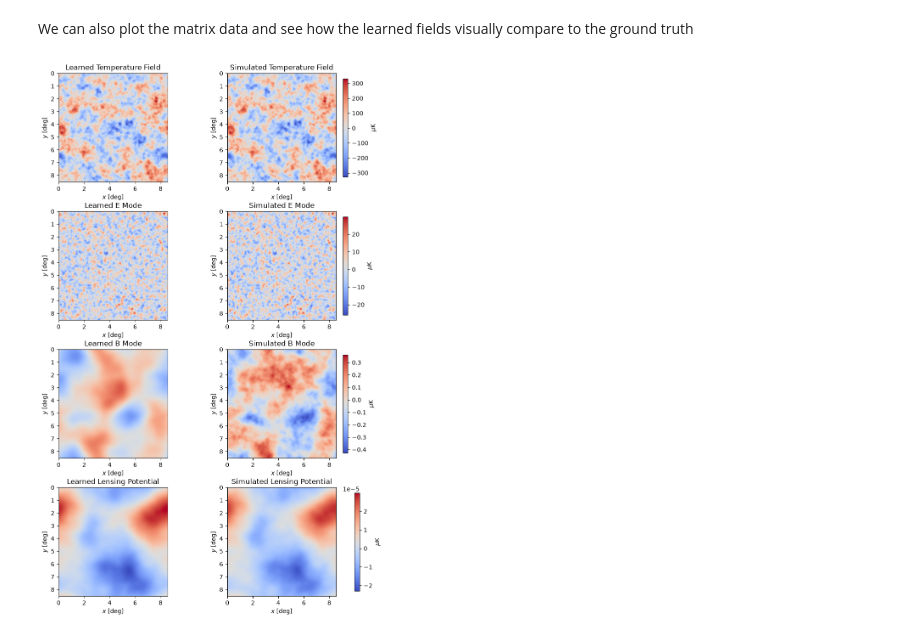
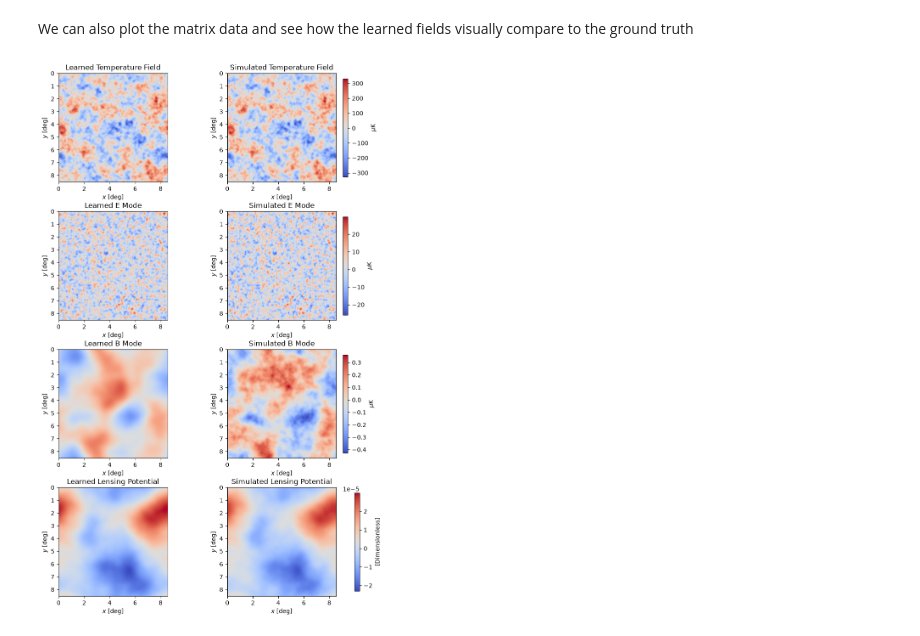
Before and after one commit to zaneblood1/CMBLensing.py, a Jupyter notebook: docs/map_joint_tutorial.ipynb, the cells around one changed output. Cells and saved outputs as stored; diff of their text form; code cells hidden in the pictures.

```diff
--- a/docs/map_joint_tutorial.ipynb
+++ b/docs/map_joint_tutorial.ipynb
@@ -164,35 +164,38 @@ extent = (0, side_deg, side_deg, 0)
 rows = [
     ("Temperature Field", field_predict.scalar_matrix, data_set.unlensed_field.scalar_matrix),
     ("E Mode", field_predict.polar_matrix_1, data_set.unlensed_field.polar_matrix_1),
     ("B Mode", field_predict.polar_matrix_2, data_set.unlensed_field.polar_matrix_2),
     ("Lensing Potential", phi_predict.scalar_matrix, data_set.phi.scalar_matrix),
 ]
 
-fig, axes = plt.subplots(4, 2, figsize = (9, 13), layout = "constrained")
+num_rows = 4
+fig, axes = plt.subplots(num_rows, 2, figsize = (9, 13), layout = "constrained")
 fig.get_layout_engine().set(h_pad = 0.02, hspace = 0.0, w_pad = 0.02, wspace = 0.0)
 
-for row in range(4):
+for row in range(num_rows):
     name, learned_fourier, simulated_fourier = rows[row]
     learned = jfft.irfft2(learned_fourier)
     simulated = jfft.irfft2(simulated_fourier)
 
     #one color scale per row
     vmin = min(learned.min(), simulated.min())
     vmax = max(learned.max(), simulated.max())
 
     im = axes[row, 0].imshow(learned, cmap = "coolwarm", vmin = vmin, vmax = vmax, extent = extent)
     axes[row, 0].set_title("Learned " + name)
     im = axes[row, 1].imshow(simulated, cmap = "coolwarm", vmin = vmin, vmax = vmax, extent = extent)
     axes[row, 1].set_title("Simulated " + name)
 
     cbar = fig.colorbar(im, ax = axes[row, :], location = "right", shrink = 0.9, pad = 0.02)
-    cbar.set_label(r"$\mu$K")
-
+    if row != num_rows - 1:
+        cbar.set_label(r"$\mu$K")
+    else:
+        cbar.set_label(r"[Dimensionless]")
     for col in range(2):
         axes[row, col].set_xlabel(r"$x$ [deg]")
         axes[row, col].set_ylabel(r"$y$ [deg]")
 
 fig.savefig(save_path, dpi = 200, bbox_inches = "tight")
 plt.show()
 # %% [output]
-[figure, old version]
+[figure, new version]
```
Also changed, not shown: 14 other files.
